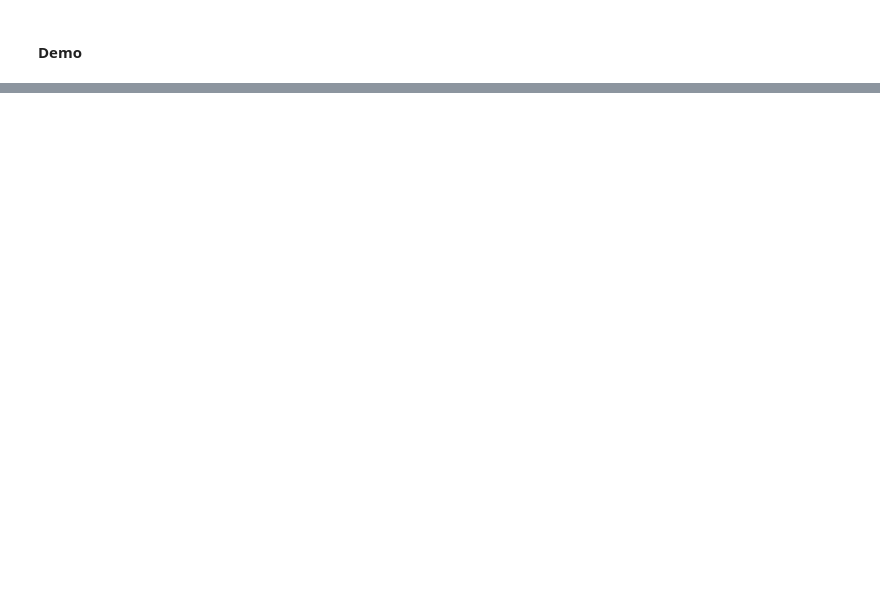
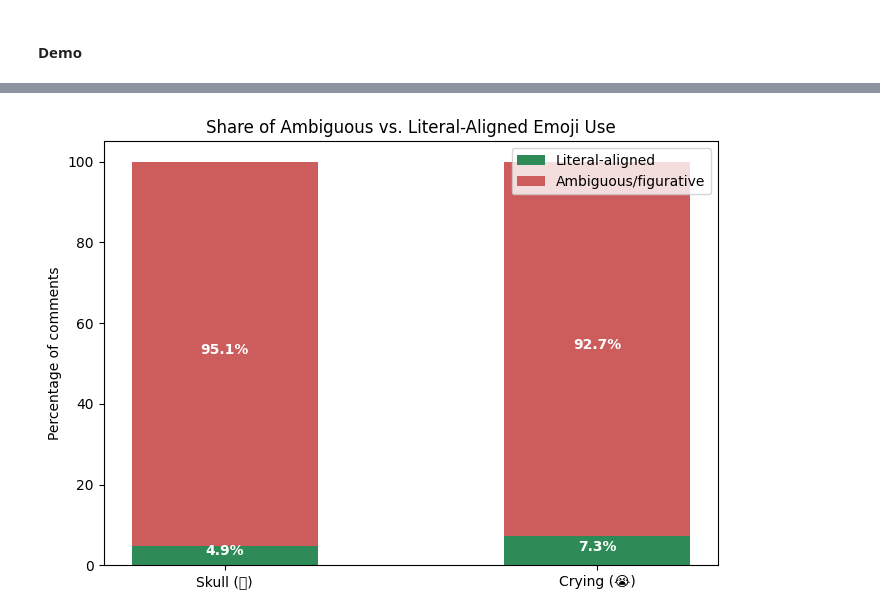
Before and after one commit to vpattangi/tone-discourse-classification, a Jupyter notebook: emoji_analysis.ipynb, the cells around one changed output, grey strips where cells are left out. Saved outputs shown, nothing was run; the diff lists cells and outputs as text; code cells hidden in the pictures; blank space fills up the shorter version.

```diff
--- a/emoji_analysis.ipynb
+++ b/emoji_analysis.ipynb
@@ -163,7 +237,7 @@ df = pd.read_csv("cleaned_emoji_data.csv")
 def has_repeated_emoji(text):
     if pd.isna(text):
         return False
-    return bool(re.search(r'(💀){2,}|(😭){2,}', text))
+    return text.count("💀") >= 2 or text.count("😭") >= 2
 
 # filter
 intensified_comments = df[df["body"].apply(has_repeated_emoji)]
@@ -192,16 +284,20 @@ This category serves as a baseline for comparison, allowing the analysis to exam
 # %%
 import pandas as pd
 import re
+import csv
 
 # load original kaggle dataset
-df = pd.read_csv("/content/kaggle_RC_2019-05.csv")
-
+df = pd.read_csv(
+    "/content/kaggle_RC_2019-05.csv",
+    quoting=csv.QUOTE_NONE,
+    escapechar="\\",
+    on_bad_lines="skip"
+)
 
 # filter politics/news
 def is_politics_news(subreddit):
     subreddit = str(subreddit).lower()
     return any(word in subreddit for word in ["politics", "news", "worldnews"])
-
 
 # check no emojis
 def has_no_emoji(text):
@@ -218,7 +314,7 @@ serious_comments = df[
 # print sample
 print("Sample of Serious Tone:")
 
-for i, row in serious_comments.head(20).iterrows():  # only first 20
+for i, row in serious_comments.head(20).iterrows():
     print(f"Subreddit: {row['subreddit']}")
     print(f"Comment: {row['body']}")
     print("-" * 50)
@@ -503,0 +877,30 @@ print("Predictions:", model.predict(sample_vec))
+# %%
+# Bar chart: ambiguous vs literal-aligned proportion, side by side
+import numpy as np
+
+labels = ["Skull (💀)", "Crying (😭)"]
+ambiguous_pct = [skull_analysis["ambiguous"].mean() * 100, cry_analysis["ambiguous"].mean() * 100]
+literal_pct = [100 - p for p in ambiguous_pct]
+
+x = np.arange(len(labels))
+width = 0.5
+
+fig, ax = plt.subplots(figsize=(7, 5))
+ax.bar(x, literal_pct, width, label="Literal-aligned", color="seagreen")
+ax.bar(x, ambiguous_pct, width, bottom=literal_pct, label="Ambiguous/figurative", color="indianred")
+
+ax.set_ylabel("Percentage of comments")
+ax.set_title("Share of Ambiguous vs. Literal-Aligned Emoji Use")
+ax.set_xticks(x)
+ax.set_xticklabels(labels)
+ax.legend()
+
+for i, (lit, amb) in enumerate(zip(literal_pct, ambiguous_pct)):
+    ax.text(i, lit / 2, f"{lit:.1f}%", ha="center", color="white", fontweight="bold")
+    ax.text(i, lit + amb / 2, f"{amb:.1f}%", ha="center", color="white", fontweight="bold")
+
+plt.tight_layout()
+plt.savefig("ambiguity_proportions.png", dpi=150)
+plt.show()
+# %% [output]
+[figure, added]
```
Also changed, not shown: parts of 26 cells of this notebook.
